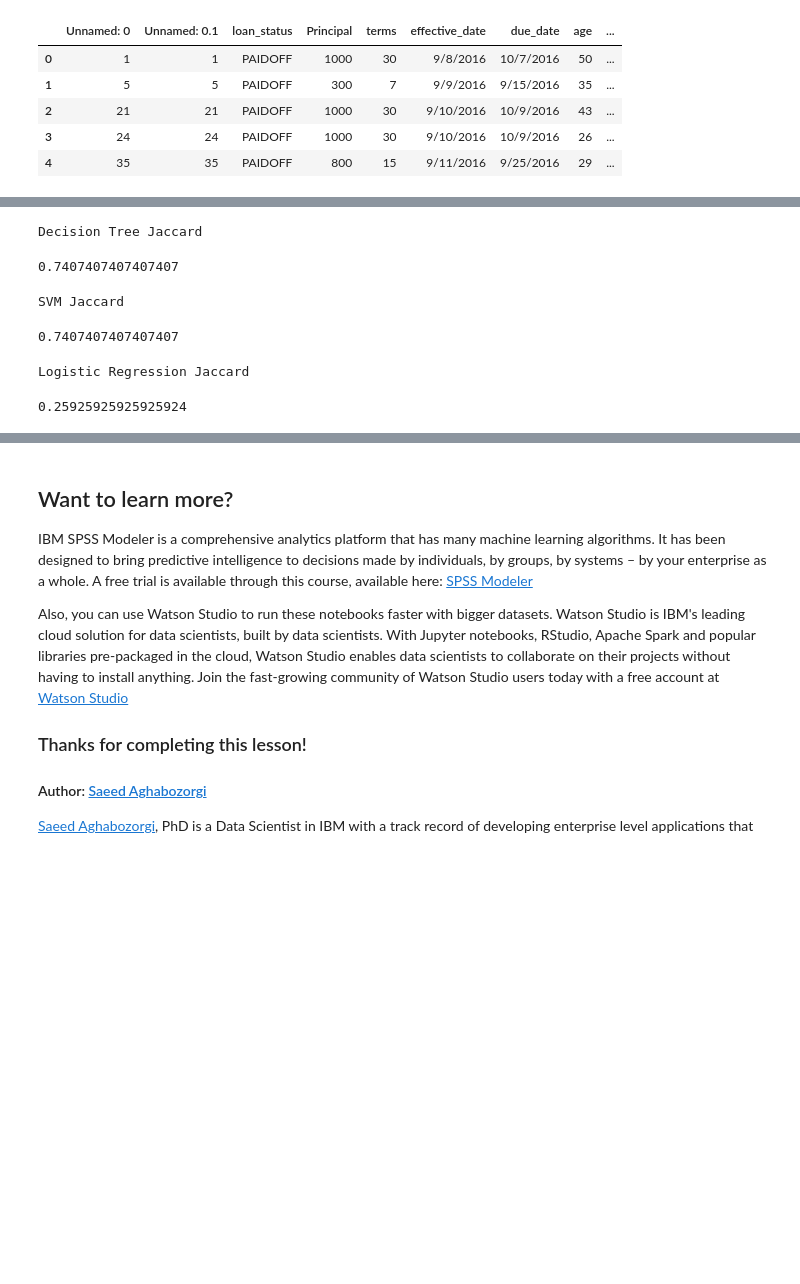
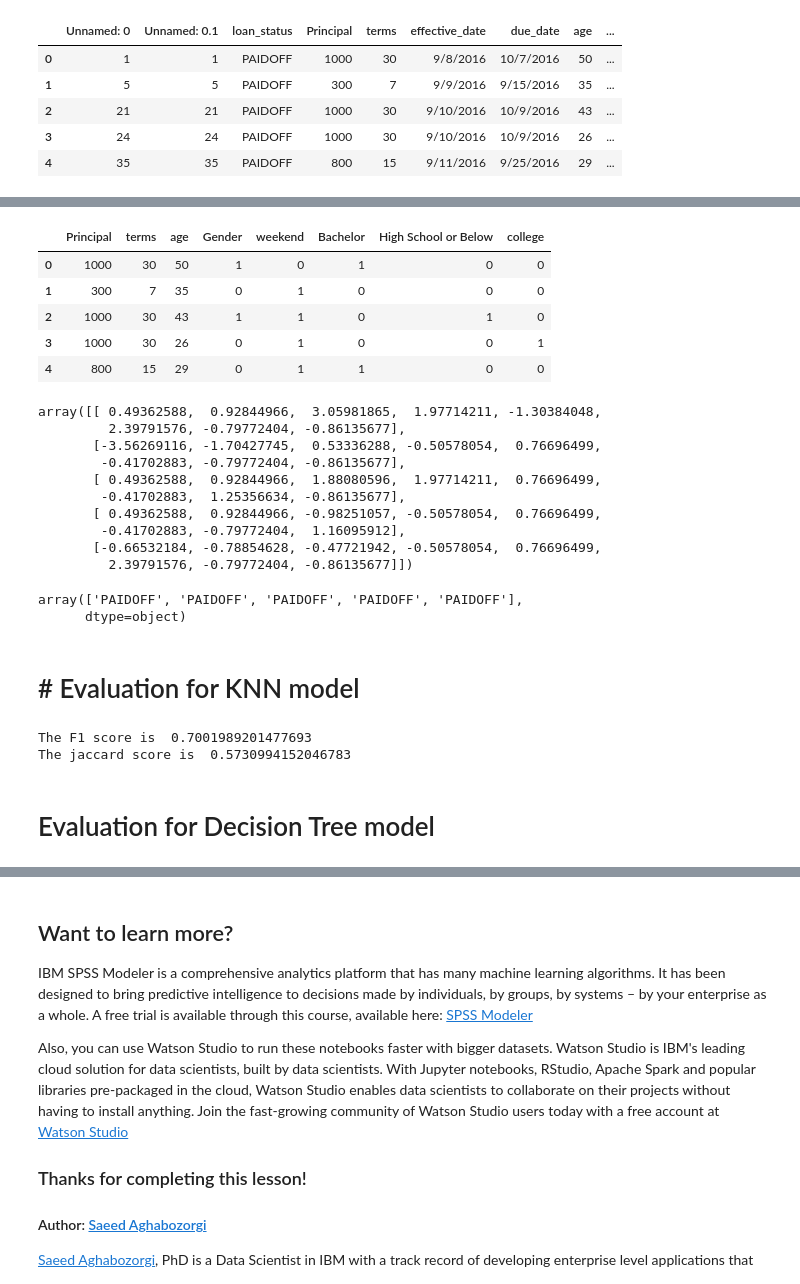
Before and after one commit to phaninukala/testrepo, a Jupyter notebook: ML0101EN-Proj-Loan-py-v1.ipynb, the cells around one changed output, grey strips where cells are left out. Saved outputs shown, nothing was run; the diff lists cells and outputs as text; code cells hidden in the pictures; blank space fills up the shorter version.

```diff
--- a/ML0101EN-Proj-Loan-py-v1.ipynb
+++ b/ML0101EN-Proj-Loan-py-v1.ipynb
@@ -560,19 +443,0 @@ KNN Jaccard
-# %%
-print ("Decision Tree Jaccard" )
-metrics.accuracy_score(ytest , Yhat_tree)
-# %% [output]
-Decision Tree Jaccard
-0.7407407407407407
-# %%
-print ("SVM Jaccard" )
-metrics.accuracy_score(ytest , Yhat_svm)
-# %% [output]
-SVM Jaccard
-0.7407407407407407
-# %%
-
-print ("Logistic Regression Jaccard" )
-metrics.accuracy_score(ytest , Yhat_LR)
-# %% [output]
-Logistic Regression Jaccard
-0.25925925925925924
@@ -592,0 +444,49 @@ testScore['Log jaccard']=metrics.accuracy_score(ytest,Yhat_LR)
+# %%
+X_test_2 = test_df[['Principal','terms','age','Gender','weekend','Bachelor','High School or Below','college']]
+X_test_2[0:5]
+# %% [output]
+|  | Principal | terms | age | Gender | weekend | Bachelor | High School or Below | college |
+| 0 | 1000 | 30 | 50 | 1 | 0 | 1 | 0 | 0 |
+| 1 | 300 | 7 | 35 | 0 | 1 | 0 | 0 | 0 |
+| 2 | 1000 | 30 | 43 | 1 | 1 | 0 | 1 | 0 |
+| 3 | 1000 | 30 | 26 | 0 | 1 | 0 | 0 | 1 |
+| 4 | 800 | 15 | 29 | 0 | 1 | 1 | 0 | 0 |
+# %%
+X_test_2= preprocessing.StandardScaler().fit(X_test_2).transform(X_test_2)
+X_test_2[0:5]
+# %% [output]
+array([[ 0.49362588,  0.92844966,  3.05981865,  1.97714211, -1.30384048,
+         2.39791576, -0.79772404, -0.86135677],
+       [-3.56269116, -1.70427745,  0.53336288, -0.50578054,  0.76696499,
+        -0.41702883, -0.79772404, -0.86135677],
+       [ 0.49362588,  0.92844966,  1.88080596,  1.97714211,  0.76696499,
+        -0.41702883,  1.25356634, -0.86135677],
+       [ 0.49362588,  0.92844966, -0.98251057, -0.50578054,  0.76696499,
+        -0.41702883, -0.79772404,  1.16095912],
+       [-0.66532184, -0.78854628, -0.47721942, -0.50578054,  0.76696499,
+         2.39791576, -0.79772404, -0.86135677]])
+# %%
+y_test_2 = test_df['loan_status'].values
+y_test_2[0:5]
+# %% [output]
+array(['PAIDOFF', 'PAIDOFF', 'PAIDOFF', 'PAIDOFF', 'PAIDOFF'],
+      dtype=object)
+# %% [markdown]
+#    # Evaluation for KNN model
+# %%
+# Evaluation for KNN model
+testScore = {}
+yhat_knn = neigh_7.predict(X_test_2)
+# yhat_knn[0:5]
+
+
+testScore['KNN F1']=f1_score(y_test_2, yhat_knn, average='weighted')
+testScore['KNN jaccard']=jaccard_score(y_test_2, yhat_knn, average= 'weighted')
+
+print('The F1 score is ',f1_score(y_test_2, yhat_knn, average='weighted'))
+print('The jaccard score is ',jaccard_score(y_test_2, yhat_knn, average= 'weighted'))
+# %% [output]
+The F1 score is  0.7001989201477693
+The jaccard score is  0.5730994152046783
+# %% [markdown]
+# Evaluation for Decision Tree model
```
Also changed, not shown: parts of 40 cells of this notebook.
